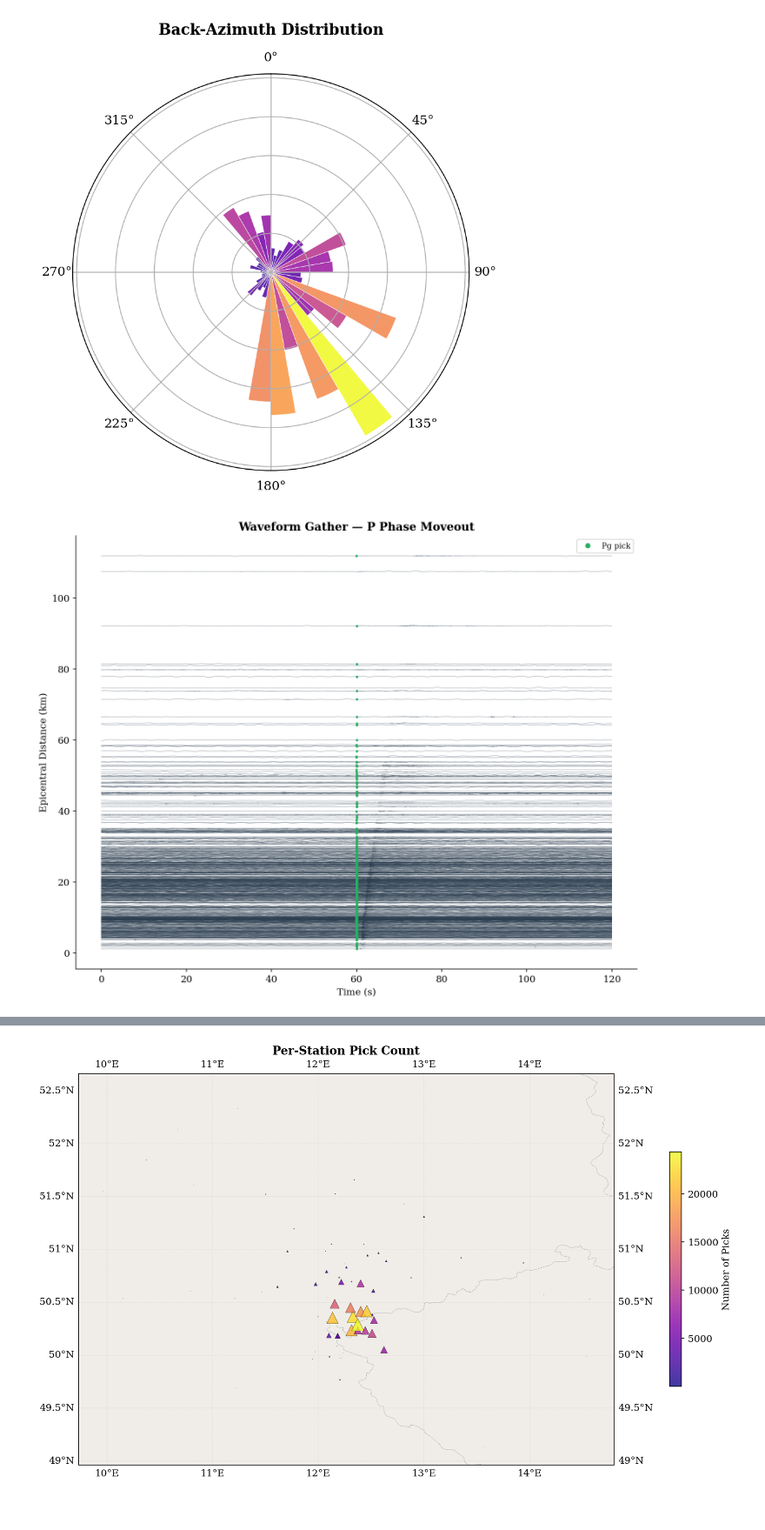
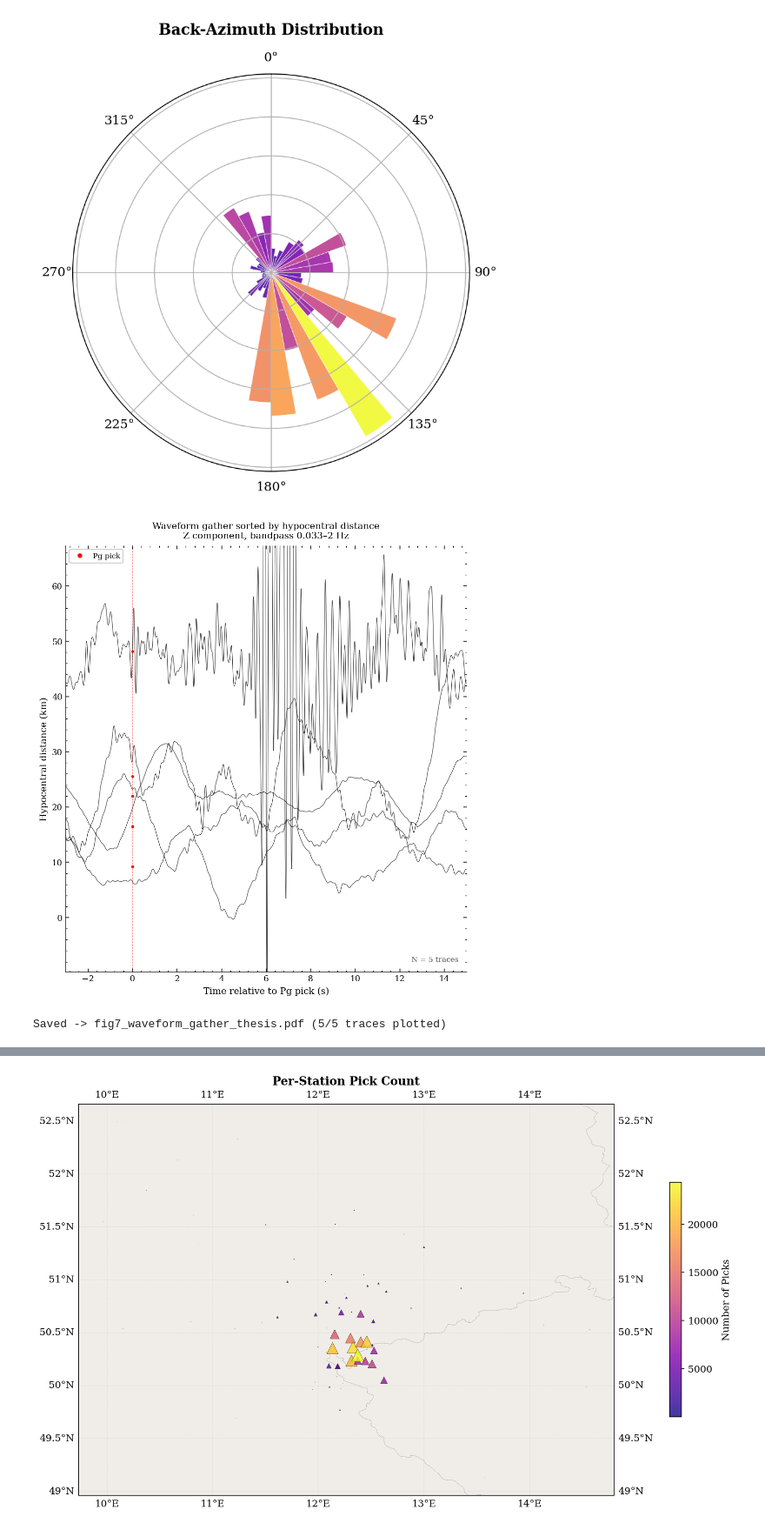
Before and after one commit to KhuzaimahAziz/thesis_seismology, a Jupyter notebook: initial_analysis.ipynb, the cells around one changed output, grey strips where cells are left out. Shown at 87% size. Saved outputs shown, nothing was run; the diff lists cells and outputs as text; code cells hidden in the pictures.

```diff
--- a/initial_analysis.ipynb
+++ b/initial_analysis.ipynb
@@ -378,14 +398,0 @@ waveforms_gather = np.stack(
-# %%
-distances = metadata.iloc[indices_gather]["epicentral_distance_km"].values
-pg_samples = metadata.iloc[indices_gather]["trace_Pg_arrival_sample"].values
-sr = metadata.iloc[0]["trace_sampling_rate_hz"]   # assumes uniform sample rate
-
-plot_waveform_gather(
-    waveforms_gather,
-    distances_km=distances,
-    pg_samples=pg_samples,
-    sr=sr,
-    component=2,   # 0 = Z component; change to 1 or 2 for N/E
-)
-# %% [output]
-[figure, removed]
@@ -392,3 +571,42 @@ plot_waveform_gather(
+# %%
+# Choose random traces
+indices_gather = np.random.choice(len(metadata), 6, replace=False)
+
+# Sampling rate
+sr = metadata.iloc[0]["trace_sampling_rate_hz"]
+
+# Find target length
+lengths = [data.get_waveforms(i).shape[1] for i in indices_gather]
+target_len = min(lengths)
+
+# Or use fixed length if you want 30 seconds at 100 Hz
+# target_len = 3000
+
+# Load, filter, trim, and stack
+waveforms_gather = np.stack(
+    [
+        load_filter_and_trim(data, i, target_len, sr)
+        for i in indices_gather
+    ]
+)
+
+# Get distances and Pg picks
+distances = metadata.iloc[indices_gather]["hypocentral_distance_km"].values
+pg_samples = metadata.iloc[indices_gather]["trace_Pg_arrival_sample"].values
+
+# Plot filtered gather
+plot_waveform_gather(
+    waveforms_gather,
+    distances_km=distances,
+    pg_samples=pg_samples,
+    sr=sr,
+    component=0,   # use Z component for Pg
+    save_path="fig7_waveform_gather_thesis.pdf",
+    bandpass_label="0.033–2 Hz"
+)
+# %% [output]
+[figure, added]
+Saved -> fig7_waveform_gather_thesis.pdf (5/5 traces plotted)
 # %%
 def plot_sp_time_vs_distance(df, save_path):
     """
```
Also changed, not shown: parts of 25 cells of this notebook, 7 other files.
